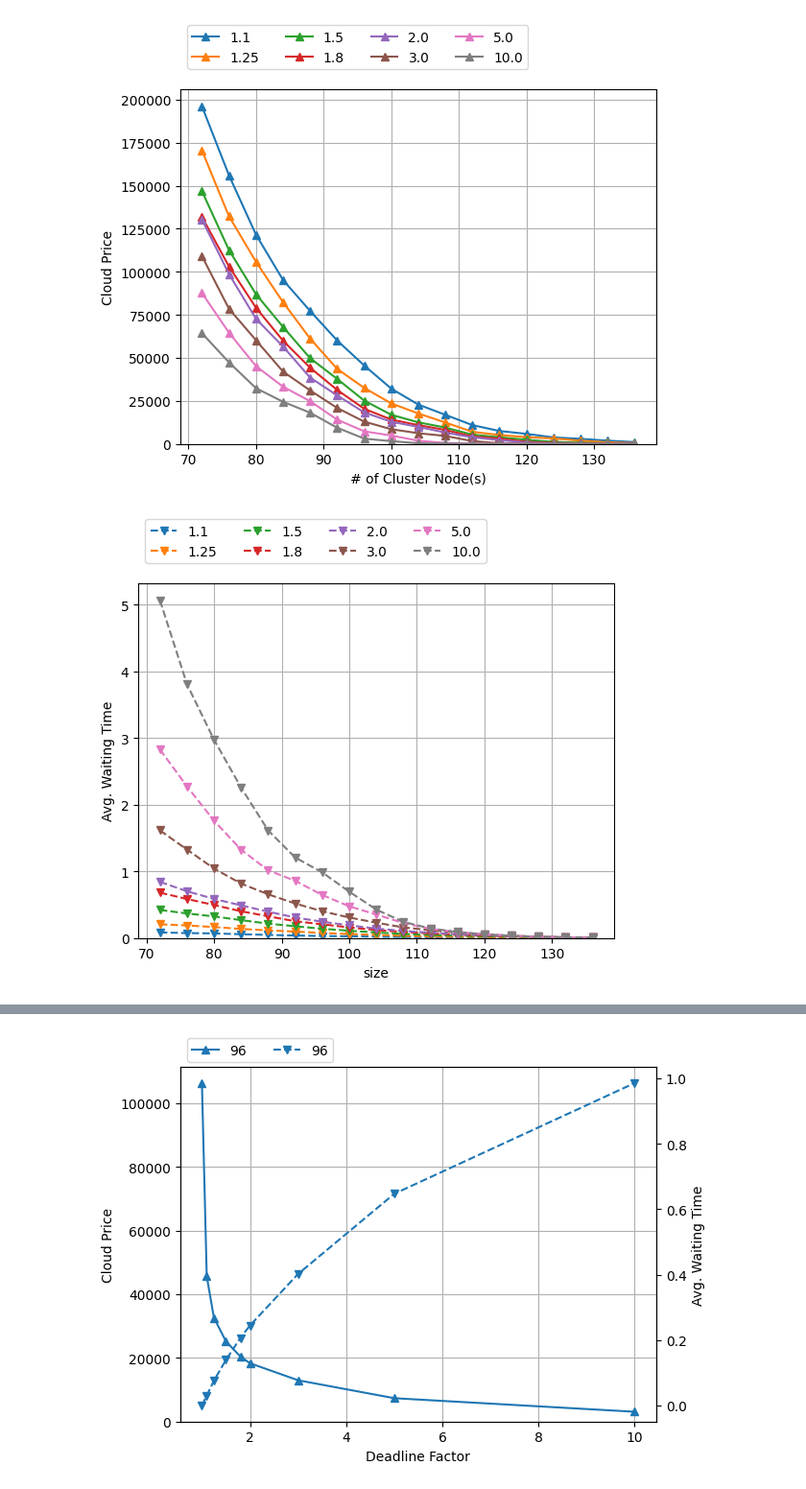
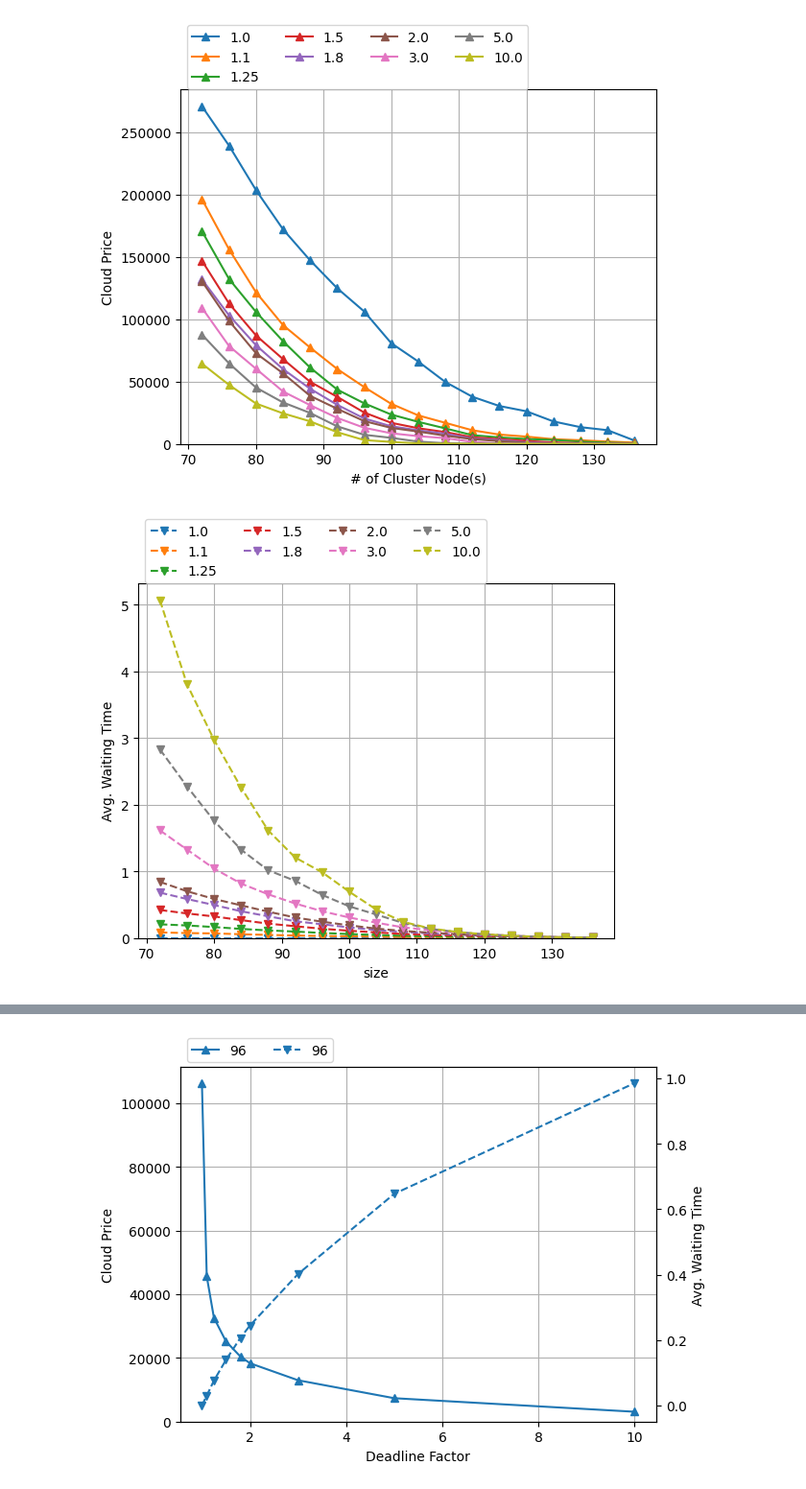
Before and after one commit to michaelzhiluo/starburst, a Jupyter notebook: simulators/plot.ipynb, the cells around one changed output, grey strips where cells are left out. Shown at 96% size. Drawn from its saved outputs; the diff is of its cells as text; code cells hidden in the pictures.

```diff
--- a/simulators/plot.ipynb
+++ b/simulators/plot.ipynb
@@ -144,3 +149,12 @@ def plot_waiting_cost_graph(results_df, title=None):
               bbox_to_anchor=(0, 0.90, 1, 0.2), loc="upper left")
     ax.grid(True, which='both')
     plt.show()
+# %%
+hybrid_results_df = None
+for ddl in [1.5]:
+    print(ddl)
+    file = open(f'logs/vjw_philly_{ddl}_cont.log', 'rb')
+    asdf = pickle.load(file)
+    hybrid_results_df = create_results_df(asdf)
+    hybrid_results_df["deadline"] = ddl
+    plot_waiting_cost_graph(hybrid_results_df)
@@ -147,15 +164,13 @@ def plot_waiting_cost_graph(results_df, title=None):
 # %%
 hybrid_results = {}
 hybrid_results_df = None
-for ddl in [1, 1.1, 1.25, 1.5, 1.8, 2, 3, 5, 10, 1e9]:
+for ddl in [1, 1.1, 1.25, 1.5, 1.8, 2, 3, 5, 10, 1000]:
     print(ddl)
-    if ddl == 1e9:
-        ddl = int(ddl)
-    file = open(f'logs/vjw_philly_{ddl}_cont.log', 'rb')
+    file = open(f'/home/gcpuser/logs/vjw_philly_{ddl}_cont.log', 'rb')
     hybrid_results[ddl] = pickle.load(file)
     hybrid_results_df = create_results_df(hybrid_results[ddl])
     hybrid_results_df["deadline"] = ddl
-    if ddl == 1e9:
+    if ddl == 1:
         hybrid_results_df['waiting_time'] = 0
     plot_waiting_cost_graph(hybrid_results_df)
 # %% [output]
@@ -174,7 +189,7 @@ for ddl in [1, 1.1, 1.25, 1.5, 1.8, 2, 3, 5, 10, 1e9]:
 ... (8 outputs left out)
 # %%
 hybrid_results_df = pd.DataFrame()
-for ddl in [1, 1.1, 1.25, 1.5, 1.8, 2, 3, 5, 10, 1e9]:
+for ddl in [1, 1.1, 1.25, 1.5, 1.8, 2, 3, 5, 10, 1000]:
     temp_df = create_results_df(hybrid_results[ddl])
     temp_df["deadline"] = ddl
     if ddl == 1:
@@ -192,34 +230,57 @@ dict_keys([1, 1.1, 1.25, 1.5, 1.8, 2, 3, 5, 10, 1000000000])
 # %%
 def plot_waiting_cost_graph_diff_deadline(results_df, alg='fifo', title=None):
     fig, ax = plt.subplots()
     results_df = results_df[results_df['alg'] == alg]
-    results_df = results_df[results_df['deadline'] != 1]
-    results_df = results_df[results_df['deadline'] != 1e9]
+    #results_df = results_df[results_df['deadline'] != 1]
+    results_df = results_df[results_df['deadline'] != 1000]
     for idx, (label, grp) in enumerate(results_df.groupby('deadline')):
         a1 = grp.plot(x = 'size', y = 'cost',ax = ax, marker='^', label = label, legend=None, xlabel='# of Cluster Node(s)', \
                 ylabel='Cloud Price')
     ax.set_ylim(bottom=0.0)
     lines, labels = ax.get_legend_handles_labels()
     ax.legend(lines, labels, ncol=len(labels)/2, \
               bbox_to_anchor=(0, 1.0, 1, 0.2), loc="upper left")
     ax.grid(True, which='both')
     plt.show()
 
     fig, ax = plt.subplots()
     results_df = results_df[results_df['alg'] == alg]
     #results_df = results_df[results_df['deadline'] != 1]
     #results_df = results_df[results_df['deadline'] != 1e9]
     for idx, (label, grp) in enumerate(results_df.groupby('deadline')):
         a2 = grp.plot(x = 'size', y = 'waiting_time', ax = ax, marker='v', label = label, legend=None, ylabel = 'Avg. Waiting Time', style='--')
     ax.set_ylim(bottom=0.0)
     lines, labels = ax.get_legend_handles_labels()
     ax.legend(lines, labels, ncol=len(labels)/2, \
               bbox_to_anchor=(0, 1.0, 1, 0.2), loc="upper left")
     ax.grid(True, which='both')
     plt.show()
 
 plot_waiting_cost_graph_diff_deadline(hybrid_results_df)
 #plot_waiting_cost_graph_diff_deadline(hybrid_results_df, alg='ljf')
+
+def plot_cost_diff_deadline(results_df, alg='fifo', title=None):
+    fig, ax = plt.subplots()
+    results_df = results_df[results_df['alg'] == alg]
+    one_df = results_df[results_df['deadline'] == 1]
+    results_df = results_df[results_df['deadline'] != 1]
+    results_df = results_df[results_df['deadline'] != 1000]
+    diff_df = pd.merge(one_df,
+               results_df, left_on=['alg', 'size'],right_on=['alg', 'size'])
+    diff_df['cost_diff'] = (diff_df['cost_x'] - diff_df['cost_y'])/250000 #diff_df['cost_x']
+    diff_df['x_axis'] = (2559.3205555555555*diff_df['size']*8)/1155998.77277777
+
+    for idx, (label, grp) in enumerate(diff_df.groupby('deadline_y')):
+        a1 = grp.plot(x = 'x_axis', y = 'cost_diff',ax = ax, marker='^', label = label, legend=None, xlabel='# of Cluster Node(s)', \
+                ylabel='Cloud Price')
+    ax.set_ylim(bottom=0.0)
+    lines, labels = ax.get_legend_handles_labels()
+    ax.legend(lines, labels, ncol=len(labels)/2, \
+              bbox_to_anchor=(0, 1.0, 1, 0.2), loc="upper left")
+    ax.grid(True, which='both')
+    plt.show()
+
+plot_cost_diff_deadline(hybrid_results_df)
 # %% [output]
-[figure, old version]
+[figure, new version]
-[figure, old version]
+[figure, new version]
```
Also changed, not shown: parts of 7 cells of this notebook, 1 other file.
